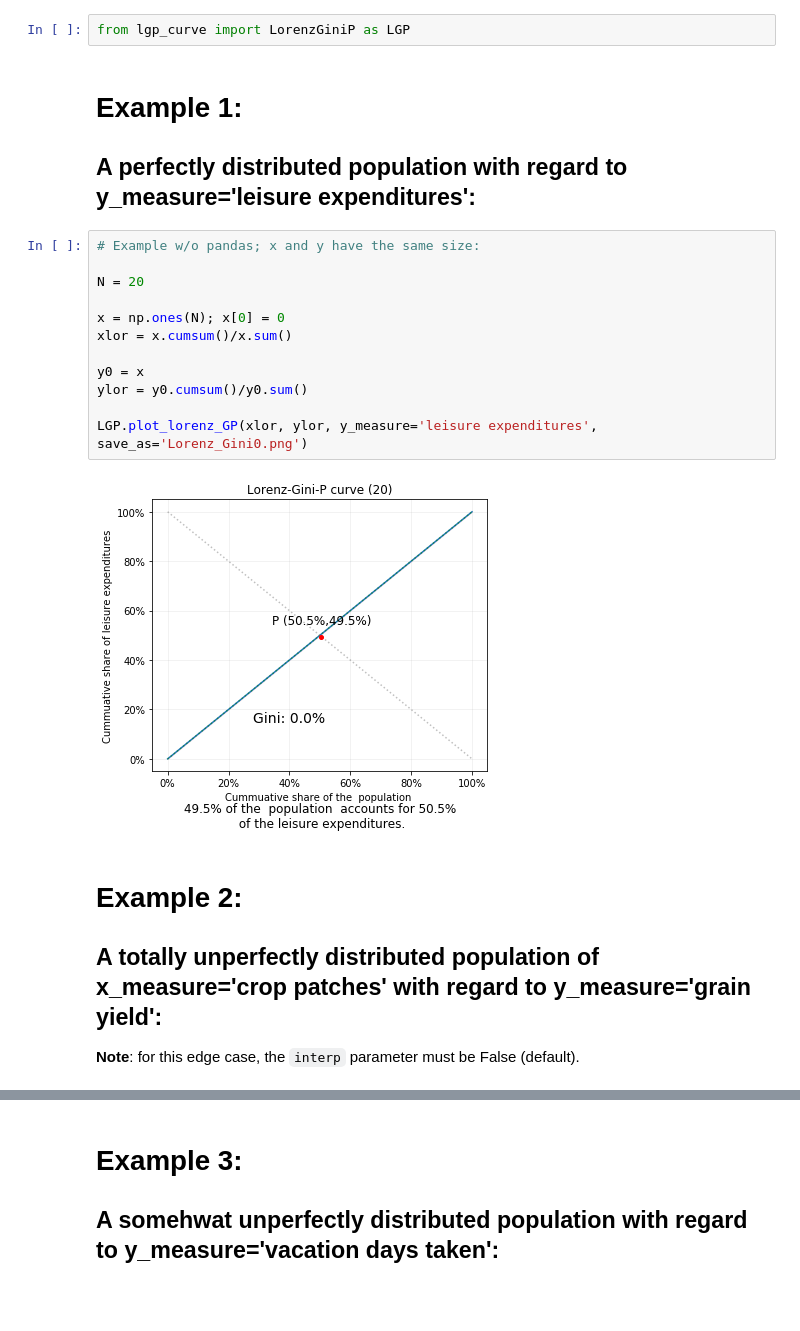
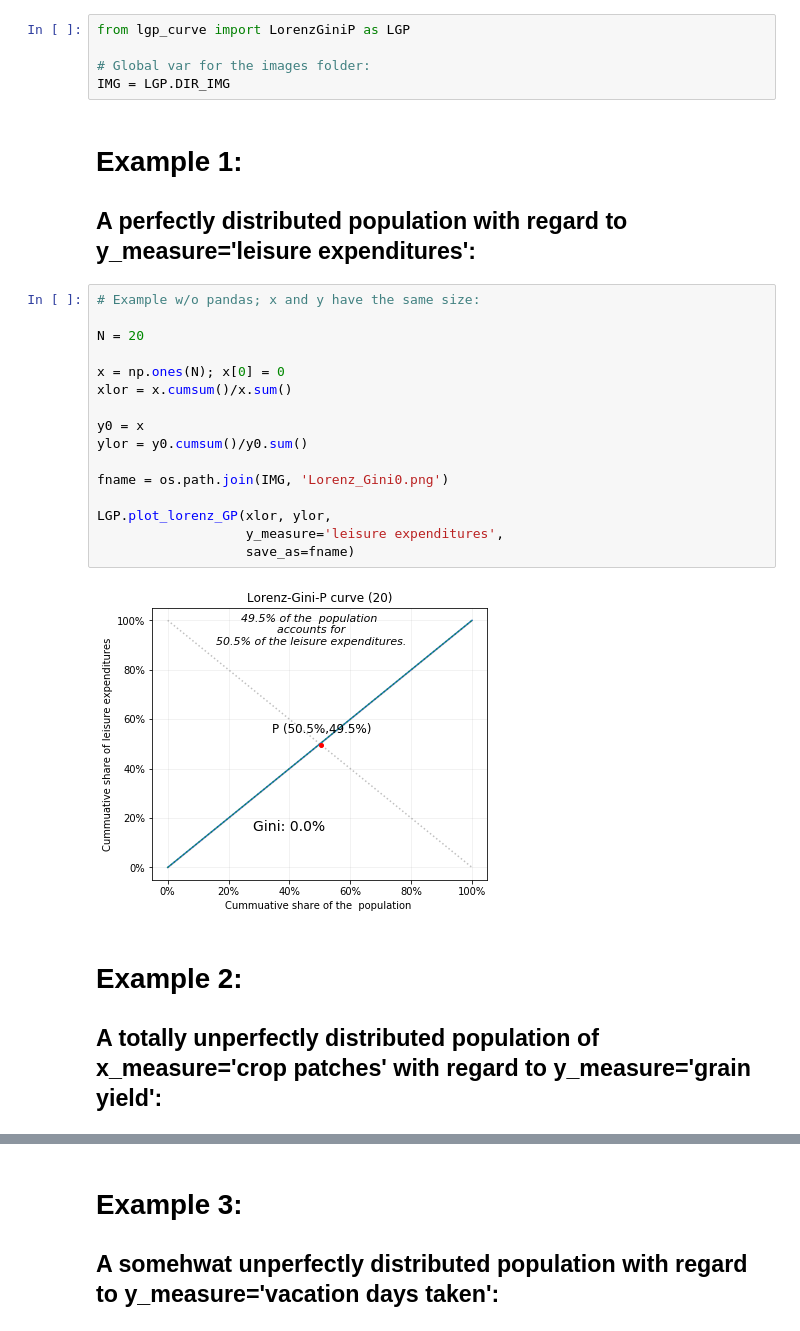
Before and after one commit to CatChenal/Lorenz_Gini_P_curve, a Jupyter notebook: notebooks/Lorenz_Gini_P_curve.ipynb, the cells around one changed output, grey strips where cells are left out. Drawn from its saved outputs; the diff is of its cells as text; blank space fills up the shorter version.

```diff
--- a/notebooks/Lorenz_Gini_P_curve.ipynb
+++ b/notebooks/Lorenz_Gini_P_curve.ipynb
@@ -88,27 +88,33 @@ Path added to sys.path: C:\Users\catch\Documents\GitHub\LorenzGiniP_curve
 # Local import (this project module)
 # %%
 from lgp_curve import LorenzGiniP as LGP
+
+# Global var for the images folder:
+IMG = LGP.DIR_IMG
 # %% [markdown]
 # Example 1:
 ## A perfectly distributed population with regard to y_measure='leisure expenditures':
 # %%
 # Example w/o pandas; x and y have the same size:
 
 N = 20
 
 x = np.ones(N); x[0] = 0
 xlor = x.cumsum()/x.sum()
 
 y0 = x
 ylor = y0.cumsum()/y0.sum()
 
-LGP.plot_lorenz_GP(xlor, ylor, y_measure='leisure expenditures', save_as='Lorenz_Gini0.png')
+fname = os.path.join(IMG, 'Lorenz_Gini0.png')
+
+LGP.plot_lorenz_GP(xlor, ylor,
+                   y_measure='leisure expenditures',
+                   save_as=fname)
 # %% [output]
-[figure, old version]
+[figure, new version]
 # %% [markdown]
 # Example 2:
 ## A totally unperfectly distributed population of x_measure='crop patches' with regard to y_measure='grain yield':
-**Note**: for this edge case, the `interp` parameter must be False (default).
 # %%
 N = 83
 
```
Also changed, not shown: parts of 5 cells of this notebook, 9 other files.
